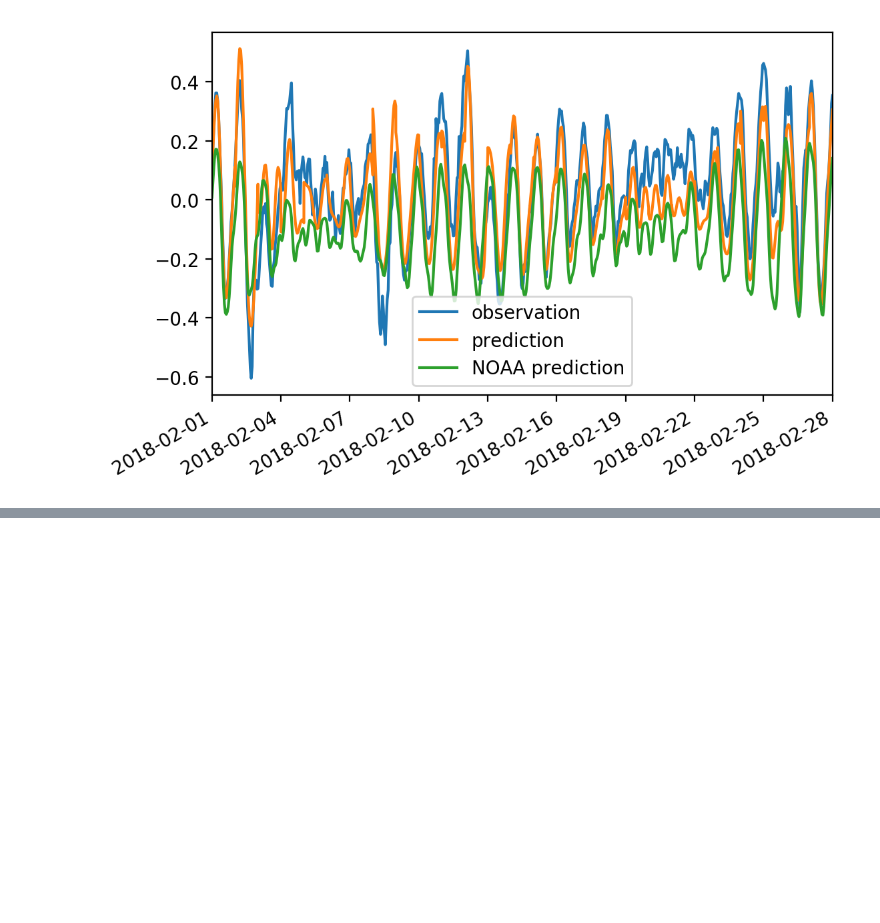
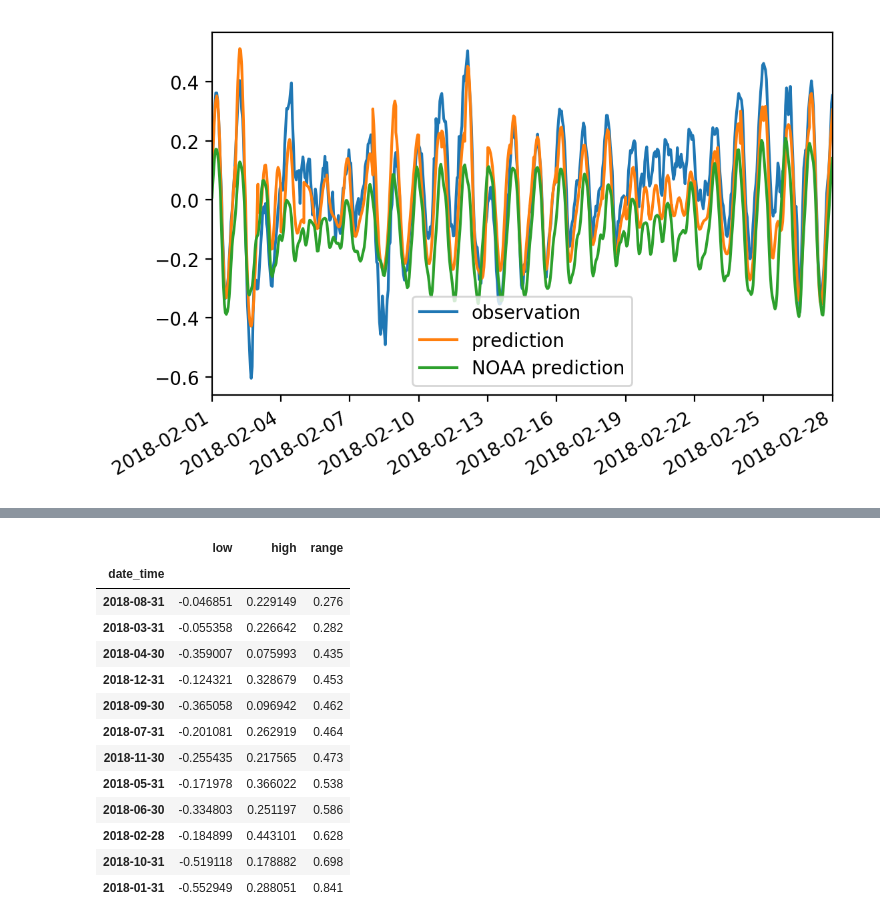
Before and after one commit to cheginit/SI_2019_Coastal, a Jupyter notebook: src/tide_constituents/water_level_prediction.ipynb, the cells around one changed output, grey strips where cells are left out. Saved outputs shown, nothing was run; the diff lists cells and outputs as text; code cells hidden in the pictures; blank space fills up the shorter version.

```diff
--- a/src/tide_constituents/water_level_prediction.ipynb
+++ b/src/tide_constituents/water_level_prediction.ipynb
@@ -78,9 +77,25 @@ ax.set_xlabel('');
 # %%
 min_month = wl_demeaned.rolling(30).min().groupby(pd.Grouper(freq='M')).last()
 max_month = wl_demeaned.rolling(30).max().groupby(pd.Grouper(freq='M')).last()
 monthly_minmax = min_month.copy()
 monthly_minmax['high'] = max_month['demeaned']
 monthly_minmax = monthly_minmax[['demeaned', 'high']]
 monthly_minmax.columns = ['low', 'high']
 monthly_minmax['range'] = monthly_minmax.high - monthly_minmax.low
 ranked = monthly_minmax.sort_values('range')
+ranked
+# %% [output]
+|  | low | high | range |
+| date_time |  |  |  |
+| 2018-08-31 | -0.046851 | 0.229149 | 0.276 |
+| 2018-03-31 | -0.055358 | 0.226642 | 0.282 |
+| 2018-04-30 | -0.359007 | 0.075993 | 0.435 |
+| 2018-12-31 | -0.124321 | 0.328679 | 0.453 |
+| 2018-09-30 | -0.365058 | 0.096942 | 0.462 |
+| 2018-07-31 | -0.201081 | 0.262919 | 0.464 |
+| 2018-11-30 | -0.255435 | 0.217565 | 0.473 |
+| 2018-05-31 | -0.171978 | 0.366022 | 0.538 |
+| 2018-06-30 | -0.334803 | 0.251197 | 0.586 |
+| 2018-02-28 | -0.184899 | 0.443101 | 0.628 |
+| 2018-10-31 | -0.519118 | 0.178882 | 0.698 |
+| 2018-01-31 | -0.552949 | 0.288051 | 0.841 |
```
Also changed, not shown: parts of 6 cells of this notebook, 9 other files.
